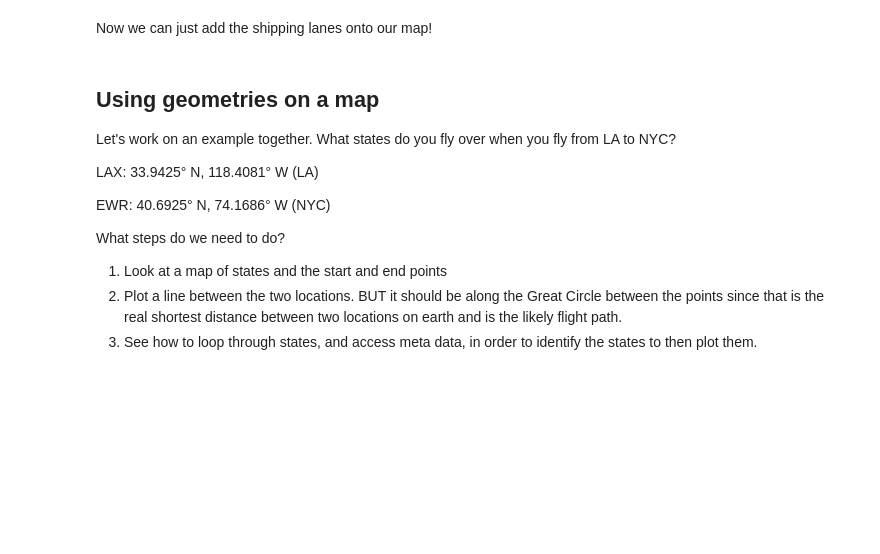
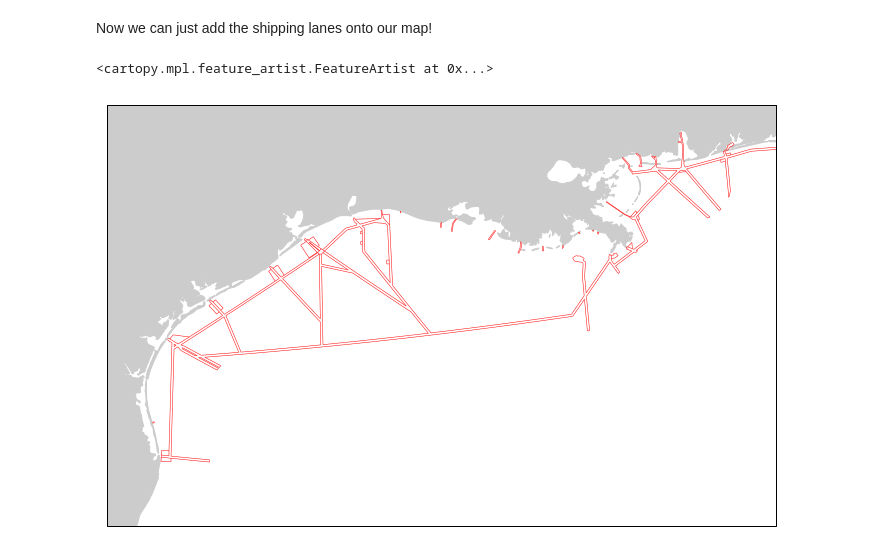
Before and after one commit to kthyng/python4geosciences, a Jupyter notebook: materials/ST_shapes.ipynb, the cells around one changed output. Cells and saved outputs as stored; diff of their text form; code cells hidden in the pictures; blank space fills up the shorter version.

```diff
--- a/materials/ST_shapes.ipynb
+++ b/materials/ST_shapes.ipynb
@@ -188,15 +178,18 @@ Set up to read in shipping lane data, which is in the `data` directory:
 # %%
 fname = '../data/fairway/fairway.shp'
 
-shape_feature = cartopy.feature.ShapelyFeature(shpreader.Reader(fname).geometries(),
+shipping_lanes = cartopy.feature.ShapelyFeature(shpreader.Reader(fname).geometries(),
                                 cartopy.crs.PlateCarree(), facecolor='none')
 # %% [markdown]
 Now we can just add the shipping lanes onto our map!
 # %%
 fig = plt.figure(figsize=(12,8))
 ax = fig.add_subplot(111, projection=proj)
 ax.set_extent([-98, -87, 25, 31], cartopy.crs.PlateCarree())
 ax.add_feature(land_10m, facecolor='0.8')
 
 # shipping lanes
-ax.add_feature(shape_feature, edgecolor='r', linewidth=0.5)
+ax.add_feature(shipping_lanes, edgecolor='r', linewidth=0.5)
+# %% [output]
+<cartopy.mpl.feature_artist.FeatureArtist at 0x...>
+[figure, added]
@@ -205,14 +195,0 @@ shape_feature.
-# %% [markdown]
-## Using geometries on a map
-
-Let's work on an example together. What states do you fly over when you fly from LA to NYC?
-
-LAX: 33.9425° N, 118.4081° W (LA)
-
-EWR: 40.6925° N, 74.1686° W (NYC)
-
-What steps do we need to do?
-
-1. Look at a map of states and the start and end points
-1. Plot a line between the two locations. BUT it should be along the Great Circle between the points since that is the real shortest distance between two locations on earth and is the likely flight path.
-1. See how to loop through states, and access meta data, in order to identify the states to then plot them.
```
Also changed, not shown: parts of 41 cells of this notebook, 1 other file.
